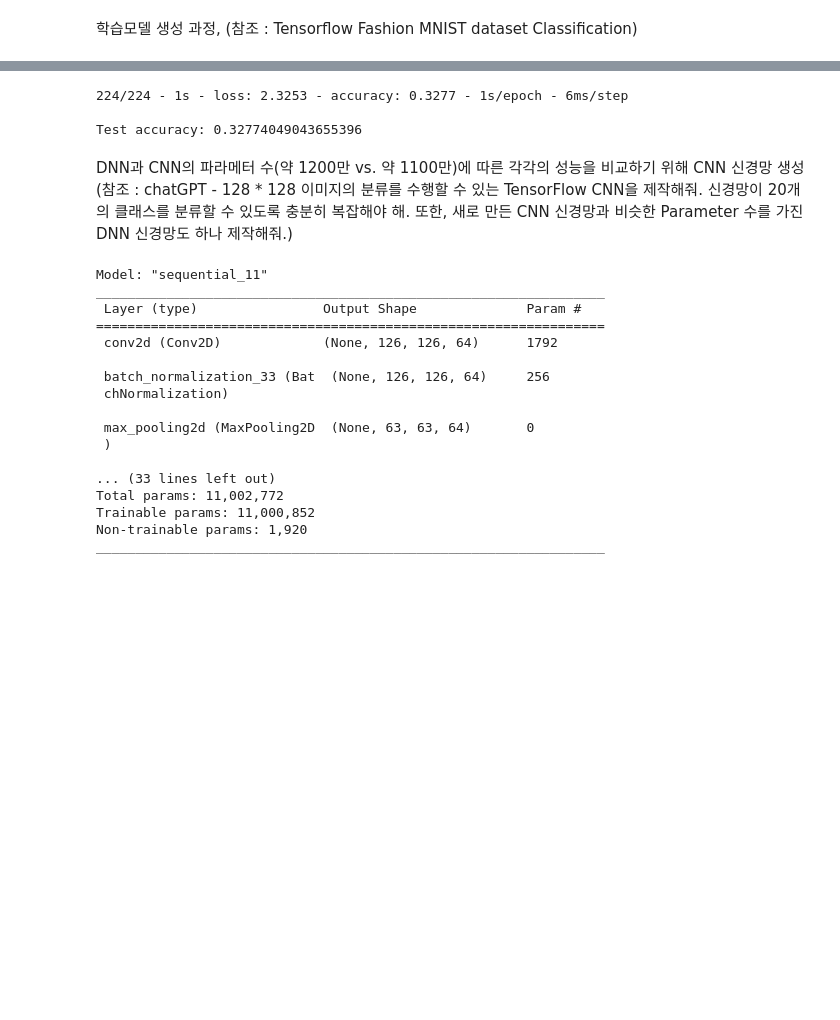
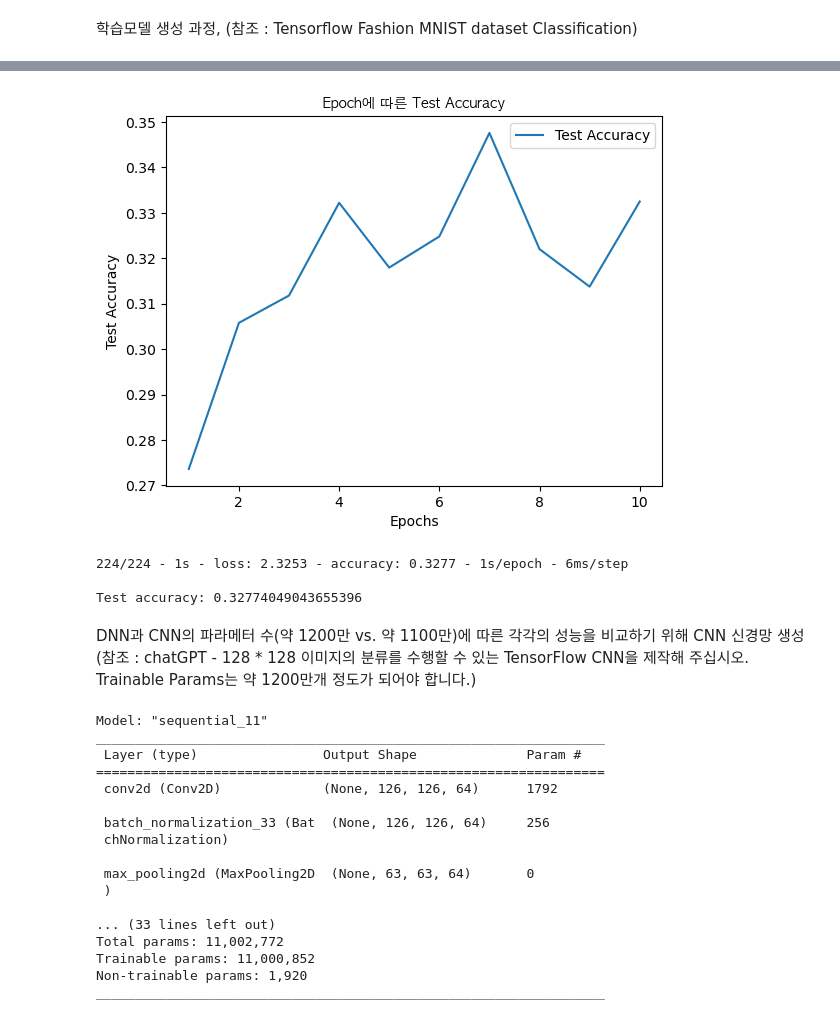
Before and after one commit to ChoIntelligence/ML-Final, a Jupyter notebook: VOC2007_Classification_final.ipynb, the cells around one changed output, grey strips where cells are left out. Cells and saved outputs as stored; diff of their text form; code cells hidden in the pictures; blank space fills up the shorter version.

```diff
--- a/VOC2007_Classification_final.ipynb
+++ b/VOC2007_Classification_final.ipynb
@@ -400,7 +400,20 @@ model.compile(optimizer = 'adam',
 
               metrics = ['accuracy']) # 모델의 평가 지표로 정확도를 사용
 # %%
-model.fit(train_images, train_labels, epochs = 10)
+epochs = [] # 시도 횟수를 저장할 리스트
+test_acc = [] # 시도 횟수마다 테스트 정확도를 저장할 리스트
+for epoch in range(10):
+    model.fit(train_images, train_labels, epochs=1, batch_size=32)
+
+    test_loss, acc = model.evaluate(test_images, test_labels, verbose=2)
+    # 모델을 주어진 테스트 데이터에 대한 예측을 수행하고, 손실과 정확도를 계산. 평가 과정을 자세히 출력
+
+    test_acc.append(acc)
+    # 정확도 값을 test_acc 리스트에 저장
+
+    epochs.append(epoch + 1)
+    # 해당하는 epoch 값을 epochs 리스트에 저장
+
 # train_images를 입력으로 사용, 실제 레이블(train_labels)과 비교하고, 손실을 계산하고, 모델의 가중치를 업데이트
 # 10번 반복
 # %% [output]
@@ -428,3 +440,13 @@ Epoch 10/10
+# %%
+# epochs에 따른 test accuracy를 그래프로 시각화.
+plt.plot(epochs, test_acc, label='Test Accuracy')
+plt.xlabel('Epochs')
+plt.ylabel('Test Accuracy')
+plt.title('Epoch에 따른 Test Accuracy', font = 'AppleGothic')
+plt.legend()
+plt.show()
+# %% [output]
+[figure, added]
 # %%
 test_loss, test_acc = model.evaluate(test_images,  test_labels, verbose=2)
 # 모델을 주어진 테스트 데이터에 대한 예측을 수행하고, 손실과 정확도를 계산. 평가 과정을 자세히 출력
@@ -436,5 +458,5 @@ print('\nTest accuracy:', test_acc) # 정확도를 출력
 Test accuracy: 0.32774049043655396
 # %% [markdown]
 DNN과 CNN의 파라메터 수(약 1200만 vs. 약 1100만)에 따른 각각의 성능을 비교하기 위해 CNN 신경망 생성
-(참조 : chatGPT - 128 * 128 이미지의 분류를 수행할 수 있는 TensorFlow CNN을 제작해줘. 신경망이 20개의 클래스를 분류할 수 있도록 충분히 복잡해야 해. 또한, 새로 만든 CNN 신경망과 비슷한 Parameter 수를 가진 DNN 신경망도 하나 제작해줘.)
+(참조 : chatGPT - 128 * 128 이미지의 분류를 수행할 수 있는 TensorFlow CNN을 제작해 주십시오. Trainable Params는 약 1200만개 정도가 되어야 합니다.)
 # %%
```
Also changed, not shown: parts of 9 cells of this notebook.
